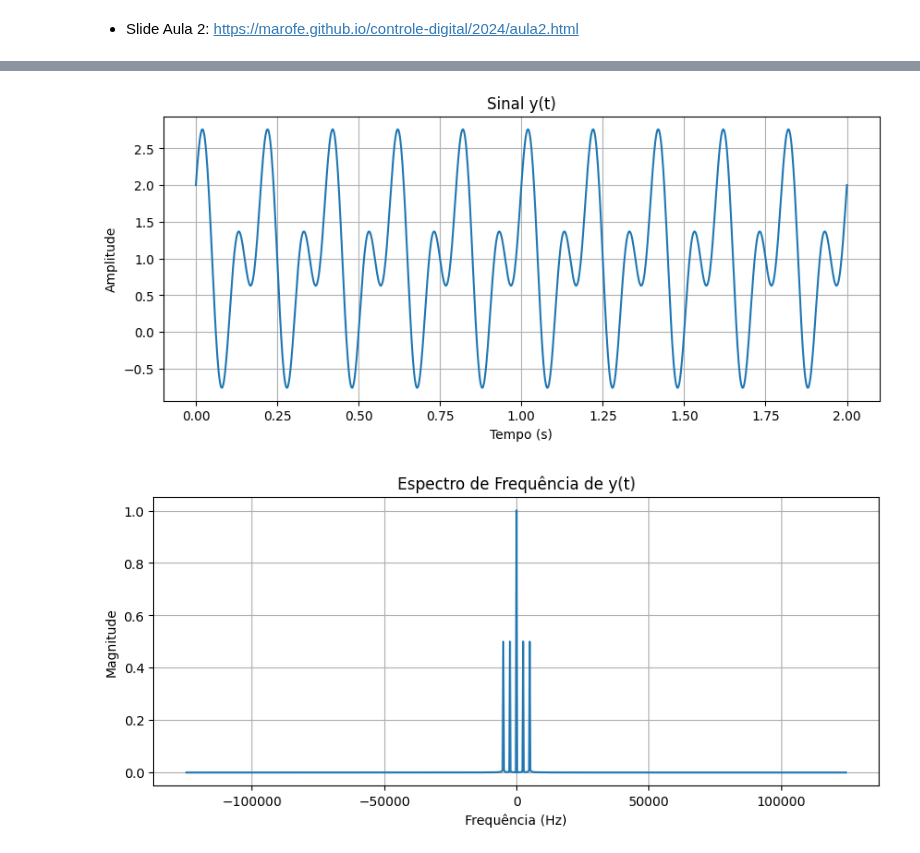
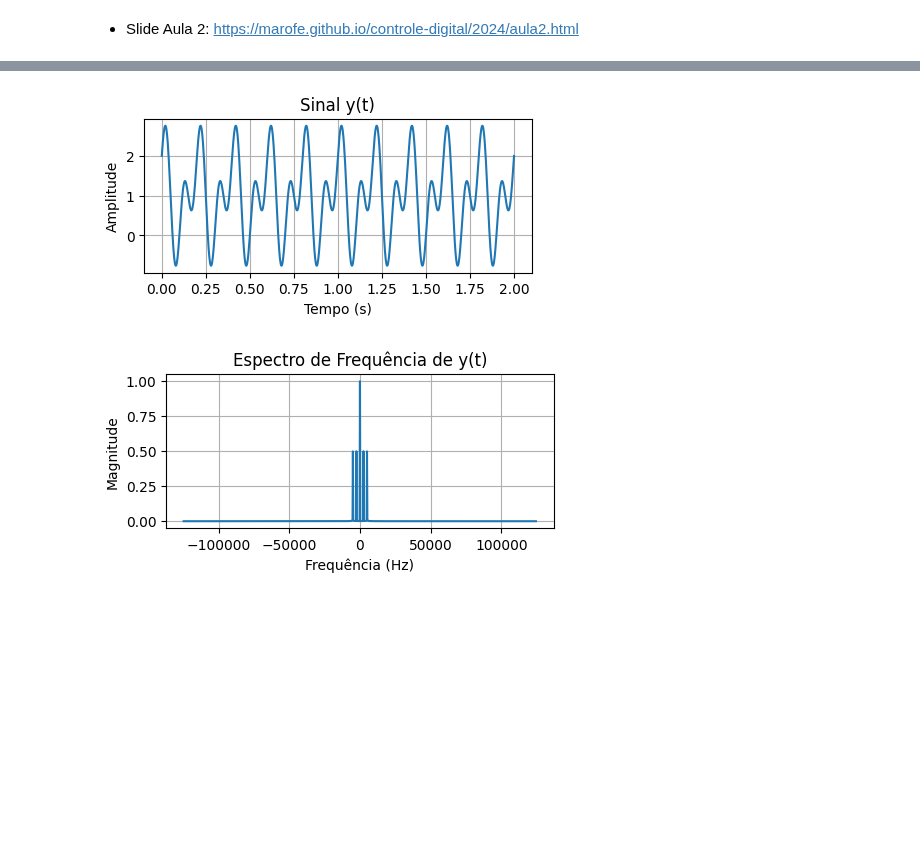
Before and after one commit to SKaiquelima/advanced-control, a Jupyter notebook: DigitalCtrl/Class2/exec2.ipynb, the cells around one changed output, grey strips where cells are left out. Drawn from its saved outputs; the diff is of its cells as text; code cells hidden in the pictures; blank space fills up the shorter version.

```diff
--- a/DigitalCtrl/Class2/exec2.ipynb
+++ b/DigitalCtrl/Class2/exec2.ipynb
@@ -49,22 +63,22 @@ f = fa * np.fft.fftfreq(n, d=(t[1] - t[0]))
 f = np.fft.fftshift(f)  # Shift das frequências
 # %%
 # Plotando o sinal y(t)
-plt.figure(figsize=(10, 4))
+plt.figure(figsize=(5, 2))
 plt.plot(t, y_t)
 plt.title('Sinal y(t)')
 plt.xlabel('Tempo (s)')
 plt.ylabel('Amplitude')
 plt.grid(True)
 plt.show()
 
 # Plotando o espectro de frequência
-plt.figure(figsize=(10, 4))
+plt.figure(figsize=(5, 2))
 plt.plot(f, Y_magnitude)
 plt.title('Espectro de Frequência de y(t)')
 plt.xlabel('Frequência (Hz)')
 plt.ylabel('Magnitude')
 plt.grid(True)
 plt.show()
 # %% [output]
-[figure, old version]
+[figure, new version]
-[figure, old version]
+[figure, new version]
```
Also changed, not shown: parts of 3 cells of this notebook.
